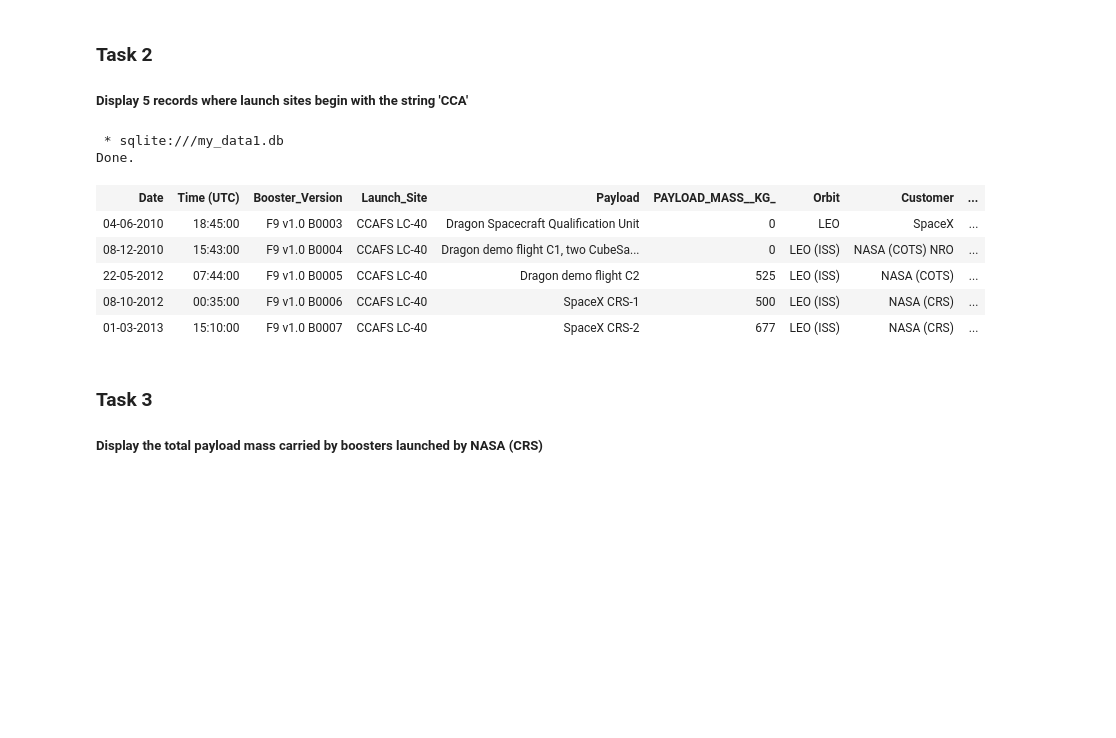
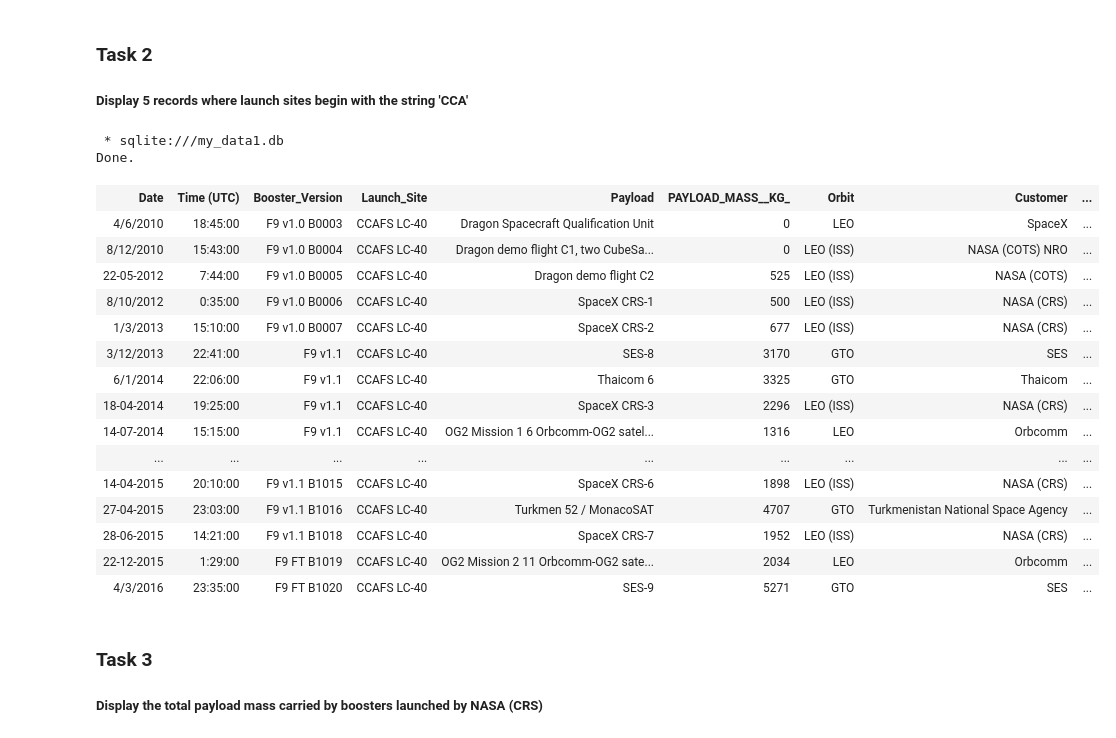
Before and after one commit to sakshihegde20/Applied-capstone-Data-Science-projects, a Jupyter notebook: jupyter-labs-eda-sql-coursera_sqllite (1).ipynb, the cells around one changed output. Saved outputs shown, nothing was run; the diff lists cells and outputs as text; code cells hidden in the pictures; blank space fills up the shorter version.

```diff
--- a/jupyter-labs-eda-sql-coursera_sqllite (1).ipynb
+++ b/jupyter-labs-eda-sql-coursera_sqllite (1).ipynb
@@ -153,16 +155,26 @@ Done.
 
 ##### Display 5 records where launch sites begin with the string 'CCA'
 # %%
-sql SELECT * FROM SPACEXTBL WHERE LAUNCH_SITE LIKE 'CCA%' LIMIT 5;
+sql SELECT * FROM SPACEXTBL WHERE LAUNCH_SITE LIKE 'CCA%' LIMIT 20;
 # %% [output]
  * sqlite:///my_data1.db
 Done.
 | Date | Time (UTC) | Booster_Version | Launch_Site | Payload | PAYLOAD_MASS__KG_ | Orbit | Customer | ... |
-| 04-06-2010 | 18:45:00 | F9 v1.0 B0003 | CCAFS LC-40 | Dragon Spacecraft Qualification Unit | 0 | LEO | SpaceX | ... |
-| 08-12-2010 | 15:43:00 | F9 v1.0 B0004 | CCAFS LC-40 | Dragon demo flight C1, two CubeSa... | 0 | LEO (ISS) | NASA (COTS) NRO | ... |
-| 22-05-2012 | 07:44:00 | F9 v1.0 B0005 | CCAFS LC-40 | Dragon demo flight C2 | 525 | LEO (ISS) | NASA (COTS) | ... |
-| 08-10-2012 | 00:35:00 | F9 v1.0 B0006 | CCAFS LC-40 | SpaceX CRS-1 | 500 | LEO (ISS) | NASA (CRS) | ... |
-| 01-03-2013 | 15:10:00 | F9 v1.0 B0007 | CCAFS LC-40 | SpaceX CRS-2 | 677 | LEO (ISS) | NASA (CRS) | ... |
+| 4/6/2010 | 18:45:00 | F9 v1.0 B0003 | CCAFS LC-40 | Dragon Spacecraft Qualification Unit | 0 | LEO | SpaceX | ... |
+| 8/12/2010 | 15:43:00 | F9 v1.0 B0004 | CCAFS LC-40 | Dragon demo flight C1, two CubeSa... | 0 | LEO (ISS) | NASA (COTS) NRO | ... |
+| 22-05-2012 | 7:44:00 | F9 v1.0 B0005 | CCAFS LC-40 | Dragon demo flight C2 | 525 | LEO (ISS) | NASA (COTS) | ... |
+| 8/10/2012 | 0:35:00 | F9 v1.0 B0006 | CCAFS LC-40 | SpaceX CRS-1 | 500 | LEO (ISS) | NASA (CRS) | ... |
+| 1/3/2013 | 15:10:00 | F9 v1.0 B0007 | CCAFS LC-40 | SpaceX CRS-2 | 677 | LEO (ISS) | NASA (CRS) | ... |
+| 3/12/2013 | 22:41:00 | F9 v1.1 | CCAFS LC-40 | SES-8 | 3170 | GTO | SES | ... |
+| 6/1/2014 | 22:06:00 | F9 v1.1 | CCAFS LC-40 | Thaicom 6 | 3325 | GTO | Thaicom | ... |
+| 18-04-2014 | 19:25:00 | F9 v1.1 | CCAFS LC-40 | SpaceX CRS-3 | 2296 | LEO (ISS) | NASA (CRS) | ... |
+| 14-07-2014 | 15:15:00 | F9 v1.1 | CCAFS LC-40 | OG2 Mission 1 6 Orbcomm-OG2 satel... | 1316 | LEO | Orbcomm | ... |
+| ... | ... | ... | ... | ... | ... | ... | ... | ... |
+| 14-04-2015 | 20:10:00 | F9 v1.1 B1015 | CCAFS LC-40 | SpaceX CRS-6 | 1898 | LEO (ISS) | NASA (CRS) | ... |
+| 27-04-2015 | 23:03:00 | F9 v1.1 B1016 | CCAFS LC-40 | Turkmen 52 / MonacoSAT | 4707 | GTO | Turkmenistan National Space Agency | ... |
+| 28-06-2015 | 14:21:00 | F9 v1.1 B1018 | CCAFS LC-40 | SpaceX CRS-7 | 1952 | LEO (ISS) | NASA (CRS) | ... |
+| 22-12-2015 | 1:29:00 | F9 FT B1019 | CCAFS LC-40 | OG2 Mission 2 11 Orbcomm-OG2 sate... | 2034 | LEO | Orbcomm | ... |
+| 4/3/2016 | 23:35:00 | F9 FT B1020 | CCAFS LC-40 | SES-9 | 5271 | GTO | SES | ... |
 # %% [markdown]
 ### Task 3
 
```
Also changed, not shown: parts of 7 cells of this notebook.
